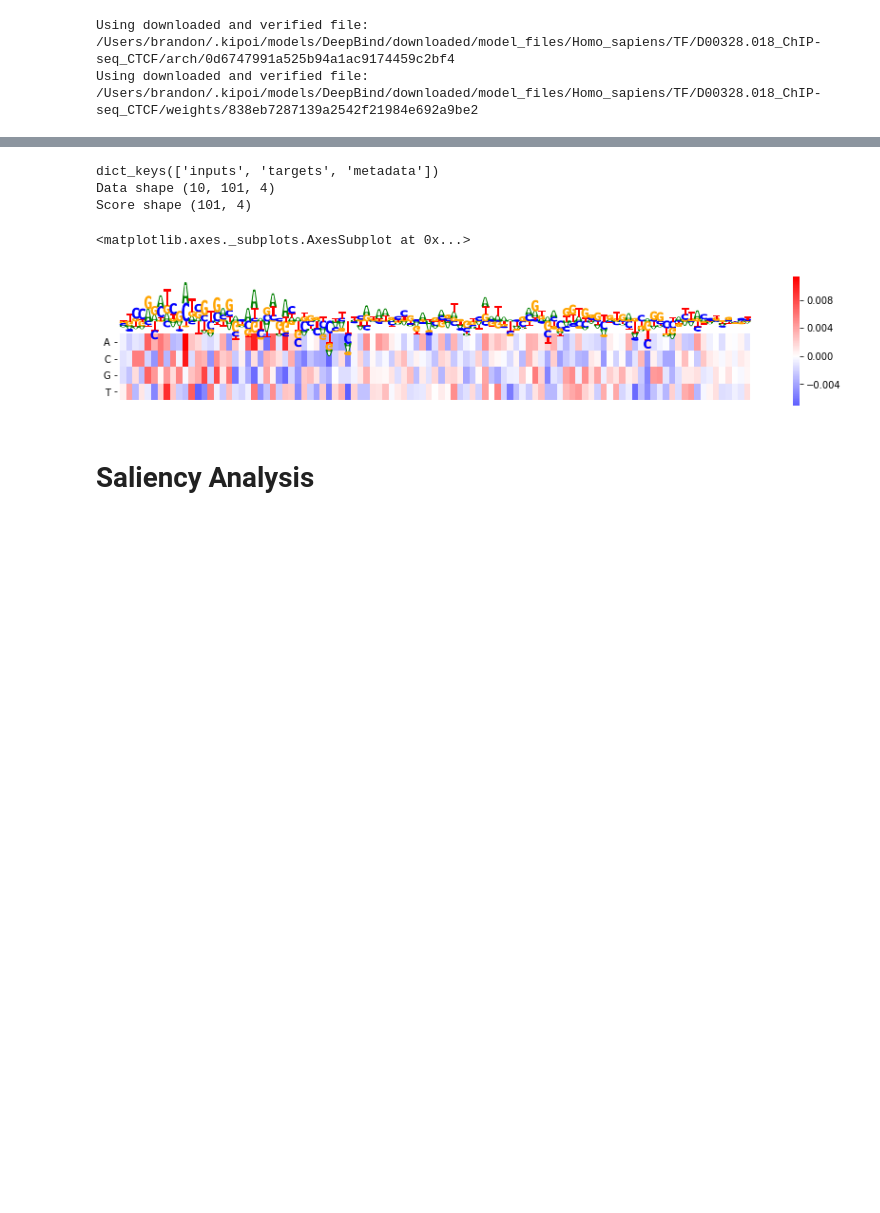
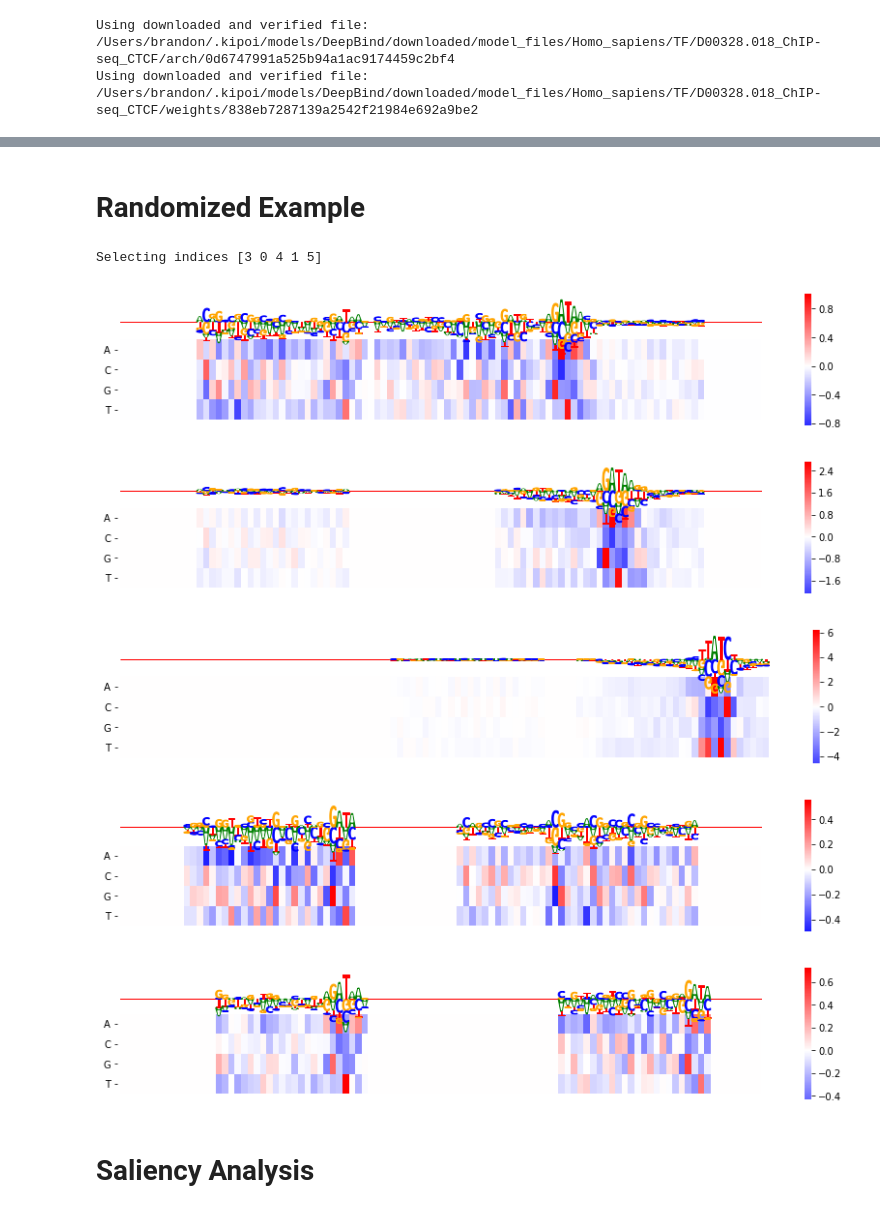
Before and after one commit to QData/SanityCheck, a Jupyter notebook: brandon/interpretability_survey.ipynb, the cells around one changed output, grey strips where cells are left out. Saved outputs shown, nothing was run; the diff lists cells and outputs as text; code cells hidden in the pictures; blank space fills up the shorter version.

```diff
--- a/brandon/interpretability_survey.ipynb
+++ b/brandon/interpretability_survey.ipynb
@@ -62,0 +56,16 @@ Using downloaded and verified file: /Users/brandon/.kipoi/models/DeepBind/downlo
+# %%
+# Expected data shape for deepbind
+
+# Encode sequence
+seq = "ATGGGCCAGCACACAGACCAGCACGTTGCCCAGGAGCTGTGGGAGGAAGATAAGAGGTATGAACATGATTAGCAAAAGGGCCTAGCTTGGACTCAGAATAA"
+seqa = encodeDNA([seq]) # one-hot-encode thesequence
+print(seqa.shape)
+
+# Calculate score
+gradient = Gradient(model)
+val = gradient.score(seqa)[0]
+print('Score shape', val.shape)
+
+# Score map
+fig = plt.figure(figsize=(15,2.5))
+seqlogo_heatmap(val, val.T, ax=plt.subplot())
@@ -63,27 +77,30 @@ Using downloaded and verified file: /Users/brandon/.kipoi/models/DeepBind/downlo
+# %% [markdown]
+<h1>Randomized Example</h1>
 # %%
 # get the example dataloader
 dl_kwargs = model.default_dataloader.download_example('example')
 dl = model.default_dataloader(**dl_kwargs)
 
 # load all of the data
 all = dl.load_all()  # load the whole dataset
-print(all.keys())
 data = all['inputs']
-print('Data shape', data.shape)
+num_sequences_to_select = 5
+indices = np.random.choice(data.shape[0], num_sequences_to_select, replace=False)
 
 # compute the gradients
 gradient = Gradient(model)
-val = gradient.score(data)[0]
-val /= len(data)
-print('Score shape', val.shape)
-fig = plt.figure(figsize=(15,2.5))
-seqlogo_heatmap(val, val.T, ax=plt.subplot())
+print('Selecting indices', indices)
+for x in indices:
+    val = gradient.score(data[x:x+1,:,:])[0]
+    fig = plt.figure(figsize=(15,2.5))
+    seqlogo_heatmap(val, val.T, ax=plt.subplot())
 # %% [output]
-dict_keys(['inputs', 'targets', 'metadata'])
-Data shape (10, 101, 4)
-Score shape (101, 4)
+Selecting indices [3 0 4 1 5]
-<matplotlib.axes._subplots.AxesSubplot at 0x...>
-[figure, old version]
+[figure, new version]
+[figure, added]
+[figure, added]
+[figure, added]
+[figure, added]
 # %% [markdown]
 <h1>Saliency Analysis</h1>
 # %%
```
Also changed, not shown: parts of 18 cells of this notebook.
